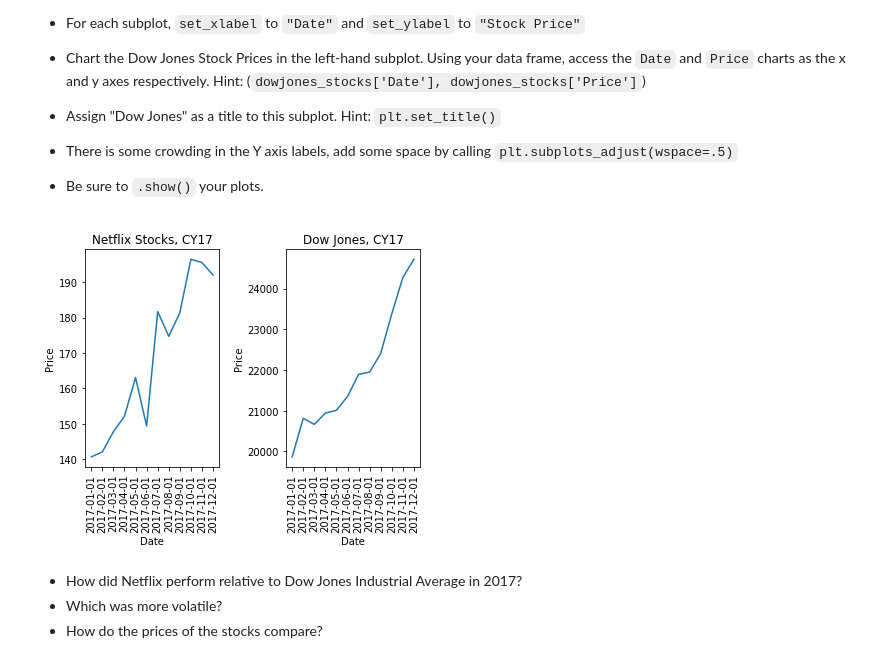
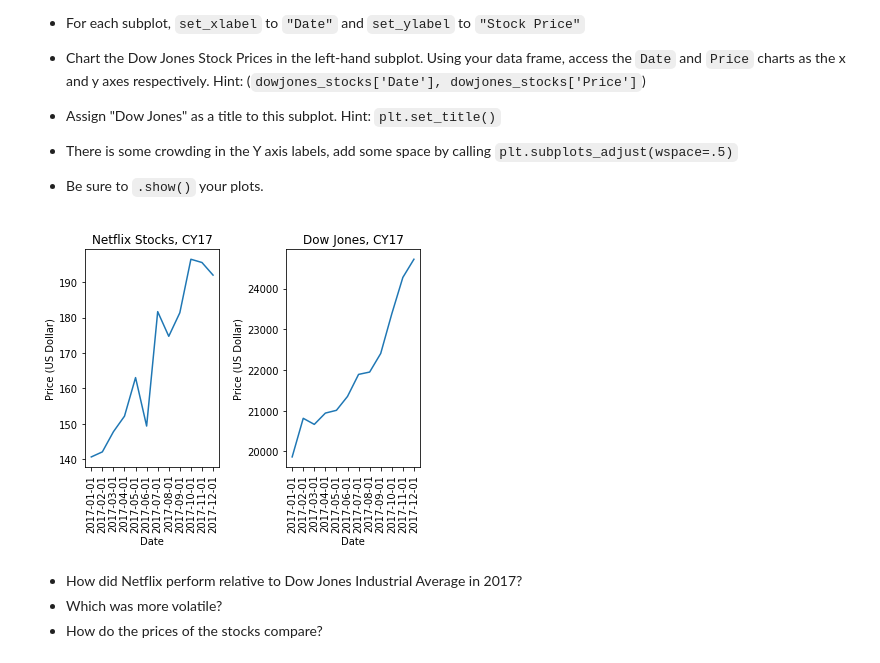
Before and after one commit to PNJaenichen/PNJaenichen.github.io, a Jupyter notebook: projects/OpenSourceCS/Codecademy/netflix-seaborn/netflix_visualizations.ipynb, the cells around one changed output. Saved outputs shown, nothing was run; the diff lists cells and outputs as text; code cells hidden in the pictures.

```diff
--- a/projects/OpenSourceCS/Codecademy/netflix-seaborn/netflix_visualizations.ipynb
+++ b/projects/OpenSourceCS/Codecademy/netflix-seaborn/netflix_visualizations.ipynb
@@ -355,25 +359,26 @@ Since `Price` which is the most relevant data is in the Y axis, let's map our su
 # %%
 # Left plot Netflix
 ax1 = plt.subplot(1, 2, 1)
 plt.plot(netflix_stocks['Date'], netflix_stocks['Price'])
 ax1.set_title('Netflix Stocks, CY17')
 ax1.set_xlabel('Date')
-ax1.set_ylabel('Price')
+ax1.set_ylabel('Price (US Dollar)')
 ax1.tick_params(axis='x', labelrotation = 90)
 
 # Right plot Dow Jones
 ax2 = plt.subplot(1, 2, 2)
 plt.plot(dowjones_stocks['Date'], dowjones_stocks['Price'])
 ax2.set_title('Dow Jones, CY17')
 ax2.set_xlabel('Date')
-ax2.set_ylabel('Price')
+ax2.set_ylabel('Price (US Dollar)')
 ax2.tick_params(axis='x', labelrotation = 90)
 
 plt.subplots_adjust(wspace=.5)
+plt.savefig('netflix_to_dowjones.png', facecolor='white', bbox_inches='tight')
 plt.show()
 plt.close()
 # %% [output]
-[figure, old version]
+[figure, new version]
 # %% [markdown]
 - How did Netflix perform relative to Dow Jones Industrial Average in 2017?
 - Which was more volatile?
```
Also changed, not shown: parts of 3 cells of this notebook, 5 other files.
